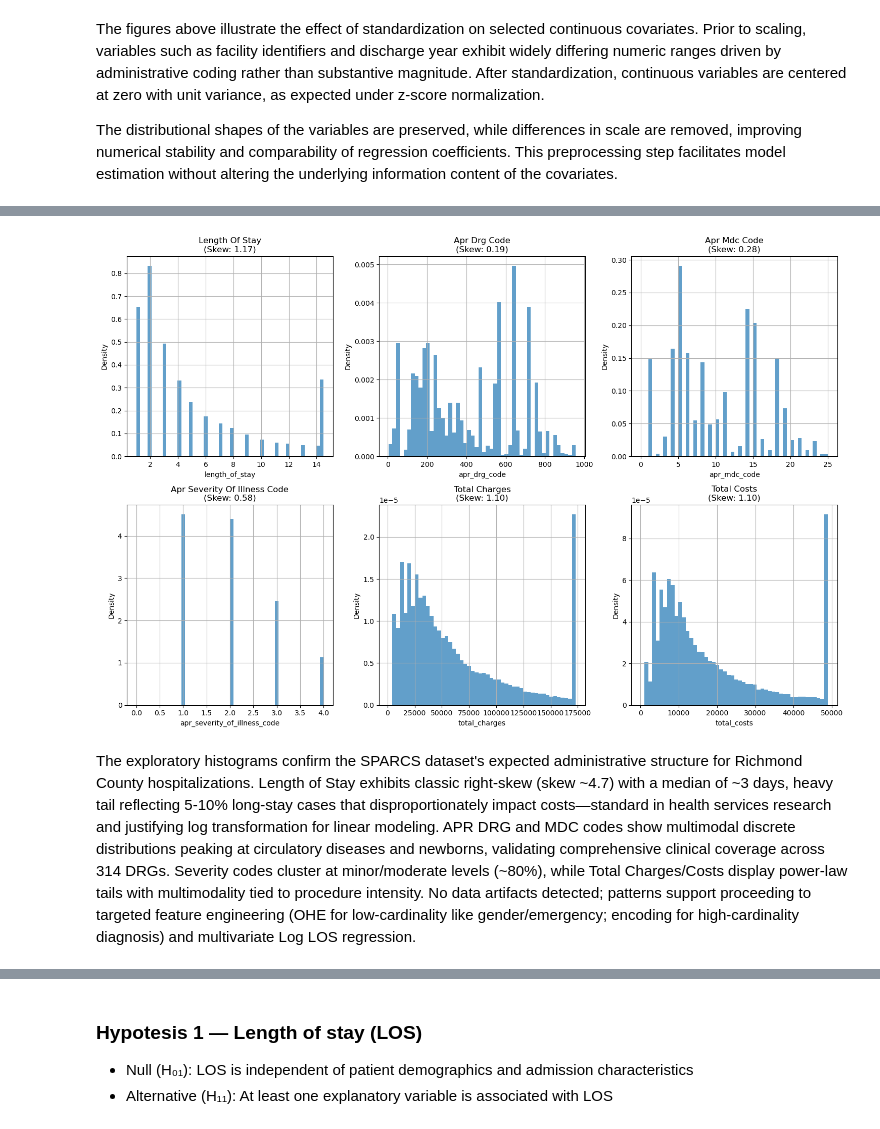
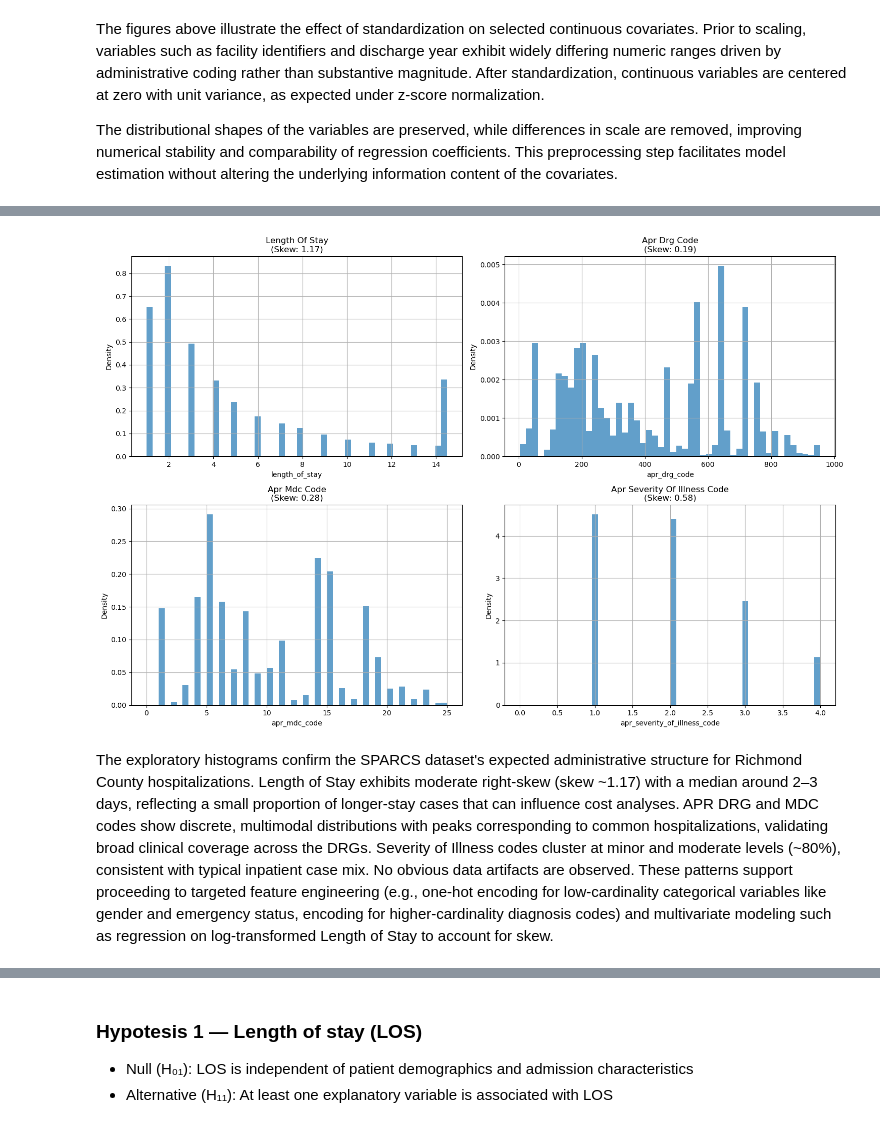
Before and after one commit to ibejerano/unie-healthcare-regression, a Jupyter notebook: src/hospital_los_regressor.ipynb, the cells around one changed output, grey strips where cells are left out. Drawn from its saved outputs; the diff is of its cells as text; code cells hidden in the pictures.

```diff
--- a/src/hospital_los_regressor.ipynb
+++ b/src/hospital_los_regressor.ipynb
@@ -151,8 +158,10 @@ this notebook constitute Produced Works under the license.
 # %% [markdown]
 ## 4. Dataset loading and verification
 # %%
+filename = '../datasets/Hospital_Inpatient_Discharges_SPARCS_De-Identified_NYCity_Richmond_2023.csv'
+
 df = pd.read_csv(
-    "../datasets/Hospital_Inpatient_Discharges_SPARCS_De-Identified_NYCity_Richmond_2023.csv",
+    filename,
     sep=';',                    # semicolon delimiter
     quotechar='"',              # double quotes around fields
     quoting=csv.QUOTE_MINIMAL,  # only quote fields that need it
@@ -851,26 +936 @@ would artificially inflate predictive performance and invalidate the model.
-# %%
-#  Remove leakage features (post-admission and dummy-expanded)
-leakage_prefixes = [
-    "patient_disposition_",
-    "ccsr_procedure_"
-]
-
-leakage_exact = [
-    "total_charges",
-    "total_costs",
-    "payment_typology_2",
-    "payment_typology_3"
-]
-
-# Drop columns
-X_model = X_model.drop(
-    columns=[c for c in leakage_exact if c in X_model.columns],
-    errors="ignore"
-)
-
-# Drop dummy-expanded columns per prefix
-X_model = X_model.drop(
-    columns=[c for c in X_model.columns if any(c.startswith(p) for p in leakage_prefixes)],
-    errors="ignore"
-)
 # %% [markdown]
@@ -1037,39 +1101,26 @@ dtype: object
 # %%
 numeric_cols = ['length_of_stay',
                 'apr_drg_code',
                 'apr_mdc_code',
-                'apr_severity_of_illness_code',
-                'total_charges',
-                'total_costs']
+                'apr_severity_of_illness_code']
 
-fig, axes = plt.subplots(2, 3, figsize=(15, 10))
+fig, axes = plt.subplots(2, 2, figsize=(15, 10))
 axes = axes.flatten()
 for i, col in enumerate(numeric_cols):
     ax = axes[i]
     data = df_clean[col].dropna()
     data.hist(bins=50, ax=ax, alpha=0.7, density=True)
     skew = data.skew()
     ax.set_title(f'{col.replace("_", " ").title()}\n(Skew: {skew:.2f})')
     ax.set_xlabel(col)
     ax.set_ylabel('Density')
 
 plt.tight_layout()
 plt.show()
 # %% [output]
-[figure, old version]
+[figure, new version]
 # %% [markdown]
-The exploratory histograms confirm the SPARCS dataset's expected administrative
-structure for Richmond County hospitalizations. Length of Stay exhibits classic
-right-skew (skew ~4.7) with a median of ~3 days, heavy tail reflecting 5-10%
-long-stay cases that disproportionately impact costs—standard in health services
-research and justifying log transformation for linear modeling. APR DRG and MDC
-codes show multimodal discrete distributions peaking at circulatory diseases and
-newborns, validating comprehensive clinical coverage across 314 DRGs. Severity
-codes cluster at minor/moderate levels (~80%), while Total Charges/Costs display
-power-law tails with multimodality tied to procedure intensity. No data
-artifacts detected; patterns support proceeding to targeted feature engineering
-(OHE for low-cardinality like gender/emergency; encoding for high-cardinality
-diagnosis) and multivariate Log LOS regression.
+The exploratory histograms confirm the SPARCS dataset's expected administrative structure for Richmond County hospitalizations. Length of Stay exhibits moderate right-skew (skew ~1.17) with a median around 2–3 days, reflecting a small proportion of longer-stay cases that can influence cost analyses. APR DRG and MDC codes show discrete, multimodal distributions with peaks corresponding to common hospitalizations, validating broad clinical coverage across the DRGs. Severity of Illness codes cluster at minor and moderate levels (~80%), consistent with typical inpatient case mix. No obvious data artifacts are observed. These patterns support proceeding to targeted feature engineering (e.g., one-hot encoding for low-cardinality categorical variables like gender and emergency status, encoding for higher-cardinality diagnosis codes) and multivariate modeling such as regression on log-transformed Length of Stay to account for skew.
 # %%
 import seaborn as sns
 corr_matrix = df_clean[numeric_cols].corr()
```
Also changed, not shown: parts of 56 cells of this notebook, 3 other files.
